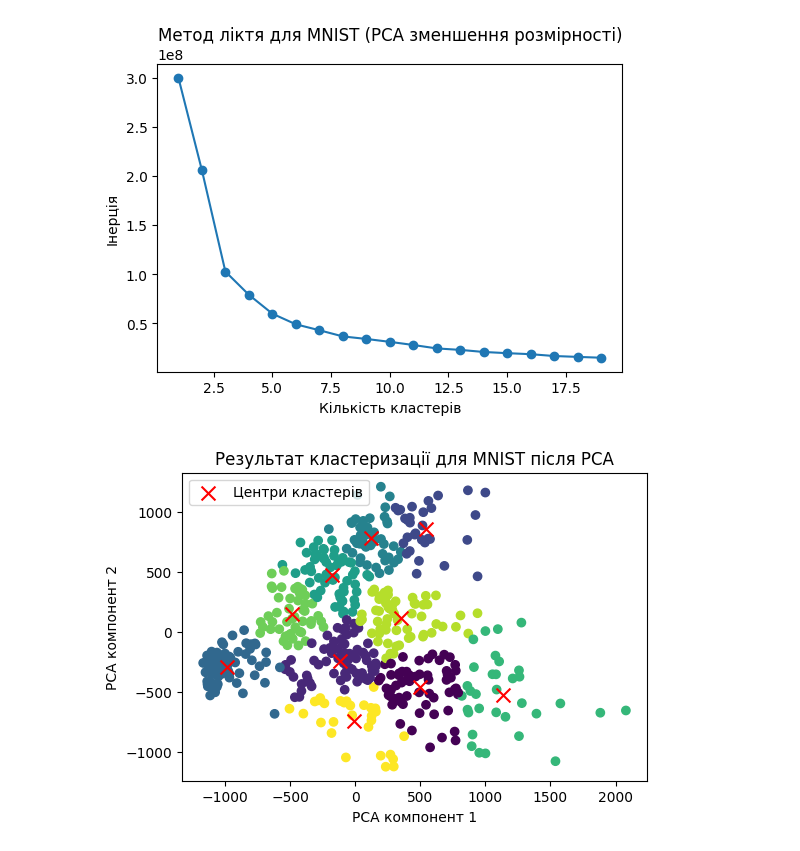
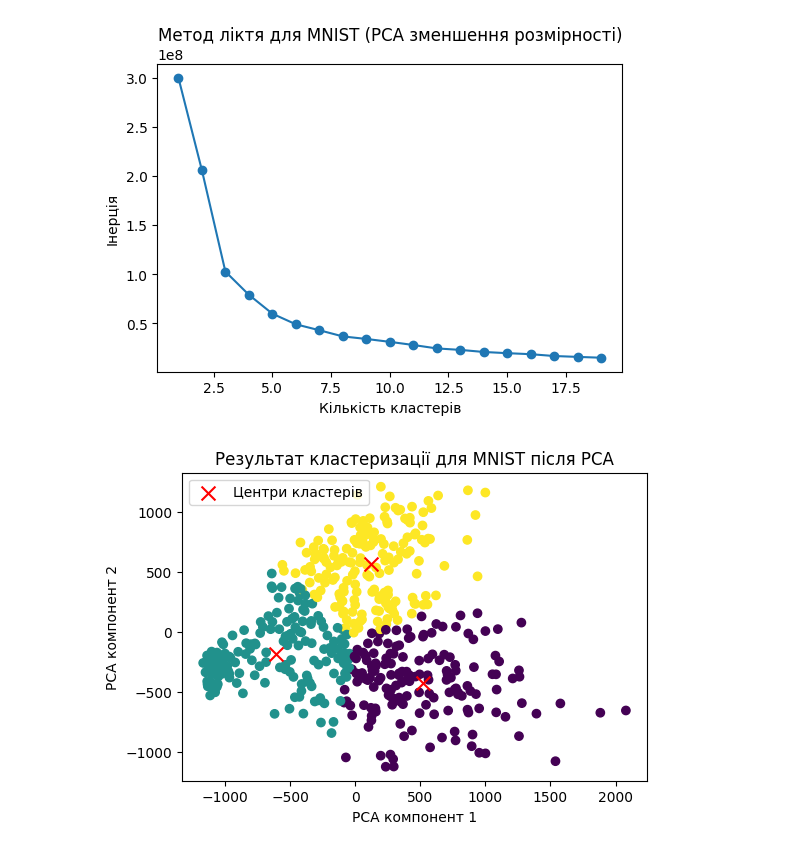
Before and after one commit to remmover/goit-ds-hws, a Jupyter notebook: Hw6/Hw6.ipynb, the cells around one changed output. Saved outputs shown, nothing was run; the diff lists cells and outputs as text; code cells hidden in the pictures.

```diff
--- a/Hw6/Hw6.ipynb
+++ b/Hw6/Hw6.ipynb
@@ -6,7 +6,7 @@ from sklearn.cluster import KMeans
 from sklearn.preprocessing import StandardScaler
 # %%
 # Завантажуємо дані
-data_2d = pd.read_csv('/data/data-2/data_2d.csv', header=None)
+data_2d = pd.read_csv('/Users/Ihor/goit-ds-hws/data/data_2d.csv', header=None)
 print(data_2d.head())
 # %% [output]
      0         1         2
@@ -54,6 +54,6 @@ plt.show()
 # %%
 # Завантажуємо дані
-mnist_data = pd.read_csv('/data/data-2/mnist.csv', header=None)
+mnist_data = pd.read_csv('/Users/Ihor/goit-ds-hws/data/mnist.csv', header=None)
 print(mnist_data.head())
 # %% [output]
    0    1    2    3    4    5    6    7    8    9    ...  775  776  777  778  \
@@ -102,16 +102,16 @@ plt.show()
 # %% [output]
 [figure]
 # %%
-kmeans_mnist = KMeans(n_clusters=10, random_state=42)
+kmeans_mnist = KMeans(n_clusters=3, random_state=42)
 y_kmeans_mnist = kmeans_mnist.fit_predict(X_mnist_pca)
 
 plt.figure(figsize=(6, 4))
 plt.scatter(X_mnist_pca[:, 0], X_mnist_pca[:, 1], c=y_kmeans_mnist, cmap='viridis')
 plt.scatter(kmeans_mnist.cluster_centers_[:, 0], kmeans_mnist.cluster_centers_[:, 1], s=100, c='red', marker='x', label='Центри кластерів')
 plt.title('Результат кластеризації для MNIST після PCA')
 plt.xlabel('PCA компонент 1')
 plt.ylabel('PCA компонент 2')
 plt.legend()
 plt.show()
 # %% [output]
-[figure, old version]
+[figure, new version]
```
Also changed, not shown: parts of 2 cells of this notebook.
